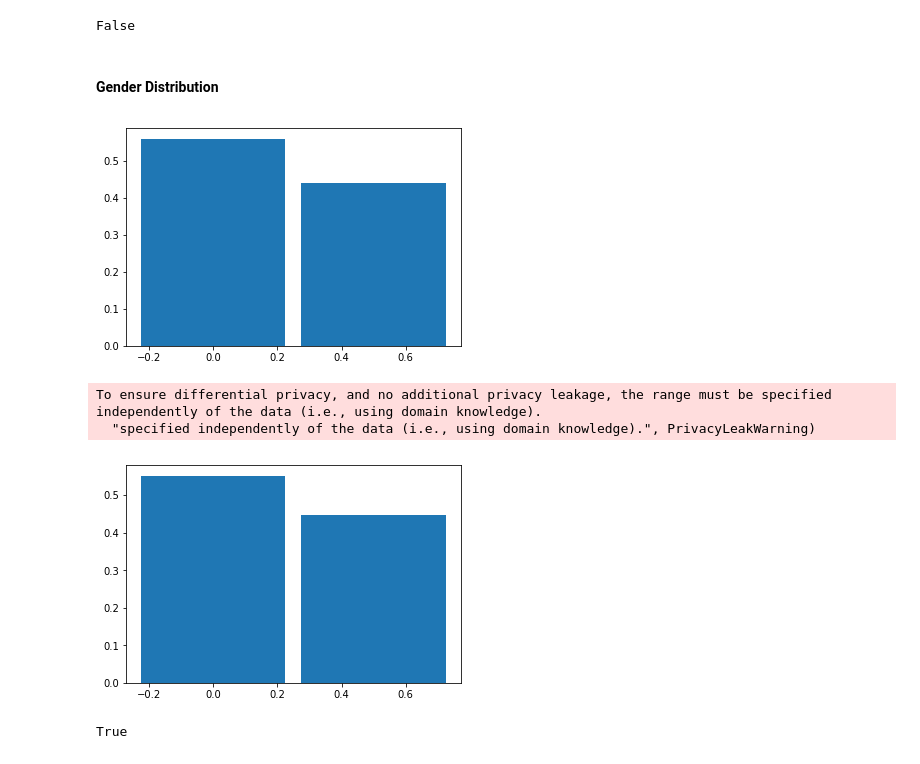
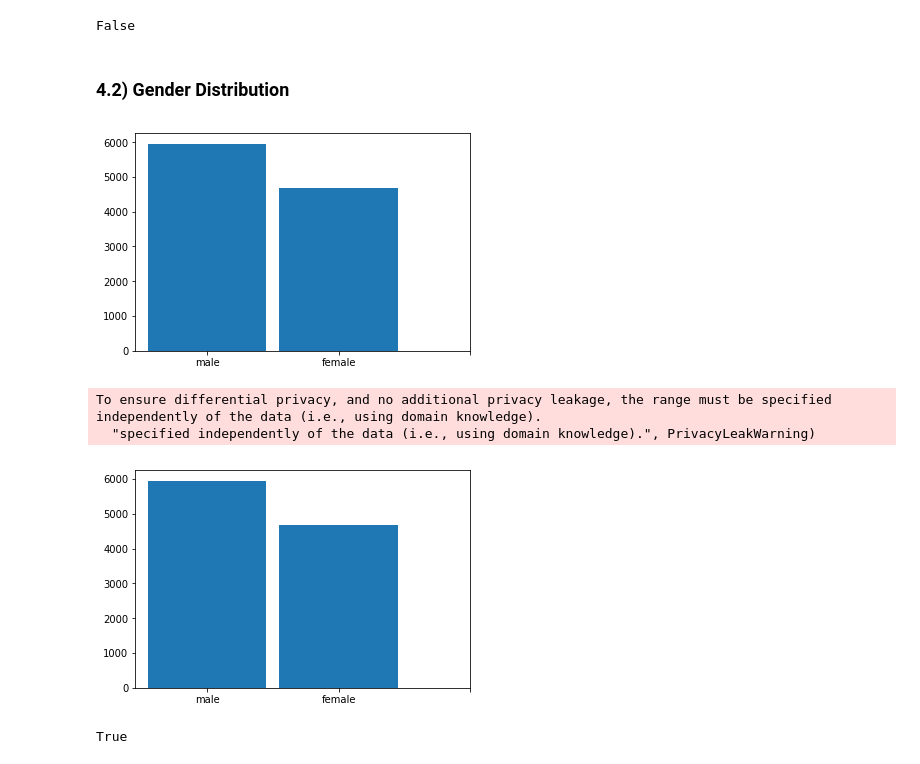
Before and after one commit to arin-gzn/differential-privacy-arrhythmia-analysis, a Jupyter notebook: diffprivlib-ecg.ipynb, the cells around one changed output. Cells and saved outputs as stored; diff of their text form; code cells hidden in the pictures.

```diff
--- a/diffprivlib-ecg.ipynb
+++ b/diffprivlib-ecg.ipynb
@@ -168,0 +296,2 @@ plt.show()
+# %%
+total_epsilon_budget=0.2
@@ -168,0 +304,2 @@ plt.show()
+# %%
+epsilon_per_histogram=total_epsilon_budget/14
@@ -195,25 +337,32 @@ np.all(dp_bins == bins)
 # %% [output]
 False
 # %% [markdown]
-#### Gender Distribution
+### 4.2) Gender Distribution
 # %%
+#actual
+hist, bins = np.histogram(gender_df,bins=2)
+# hist = hist / hist.sum()
+plt.bar(bins[:-1], hist, width=(bins[1]-bins[0]) * 0.9)
+plt.xticks( bins, ['male','female'])
+plt.show()
 
-hist, bins = np.histogram(gender_df,bins=2)
-hist = hist / hist.sum()
-plt.bar(bins[:-1], hist, width=(bins[1]-bins[0]) * 0.9)
-plt.show()
+# categorical_features = ["male", "female"]
+# gender_df.map({0: "male", 1: "female"}).value_counts().plot(kind='bar')
 # %% [output]
-[figure, old version]
+[figure, new version]
 # %%
-dp_hist, dp_bins = dp.tools.histogram(gender_df, epsilon=0.01,bins=2)
-dp_hist = dp_hist / dp_hist.sum()
+#diff priv
+dp_hist, dp_bins = dp.tools.histogram(gender_df, epsilon=epsilon_per_histogram,bins=2)
+# dp_hist = dp_hist / dp_hist.sum()
 
 plt.bar(dp_bins[:-1], dp_hist, width=(dp_bins[1] - dp_bins[0]) * 0.9)
+plt.xticks( bins, ['male','female'])
+
 plt.show()
 # %% [output]
 To ensure differential privacy, and no additional privacy leakage, the range must be specified independently of the data (i.e., using domain knowledge).
   "specified independently of the data (i.e., using domain knowledge).", PrivacyLeakWarning)
-[figure, old version]
+[figure, new version]
 # %%
 np.all(dp_bins == bins)
 # %% [output]
```
Also changed, not shown: parts of 101 cells of this notebook.
